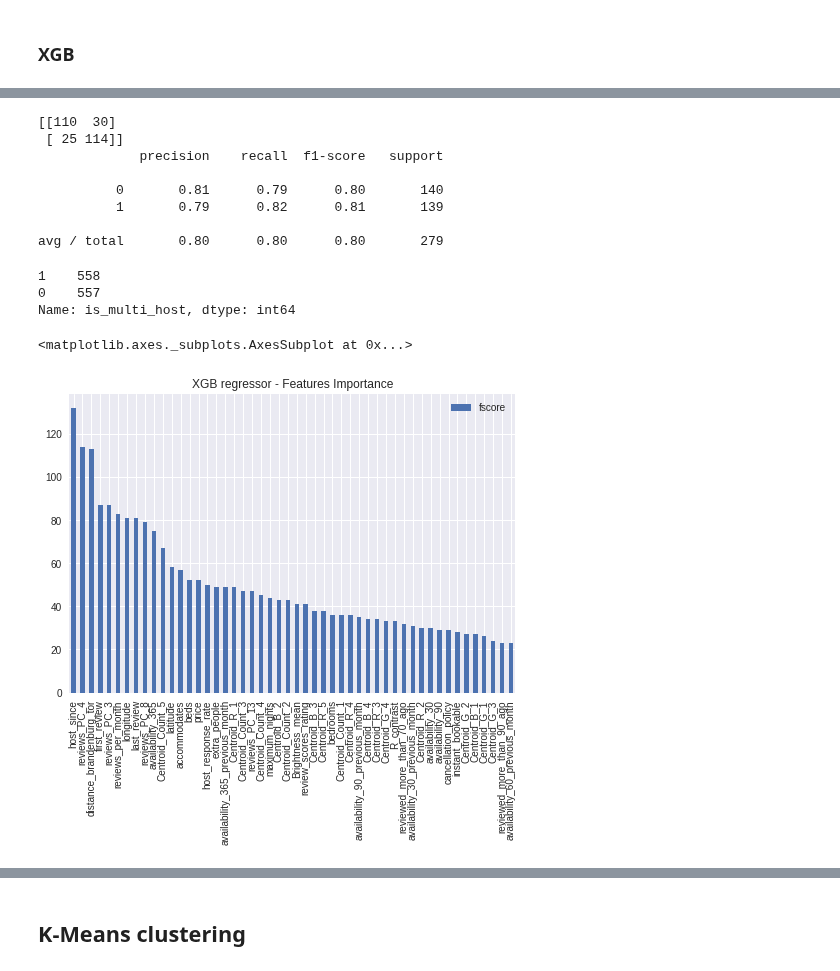
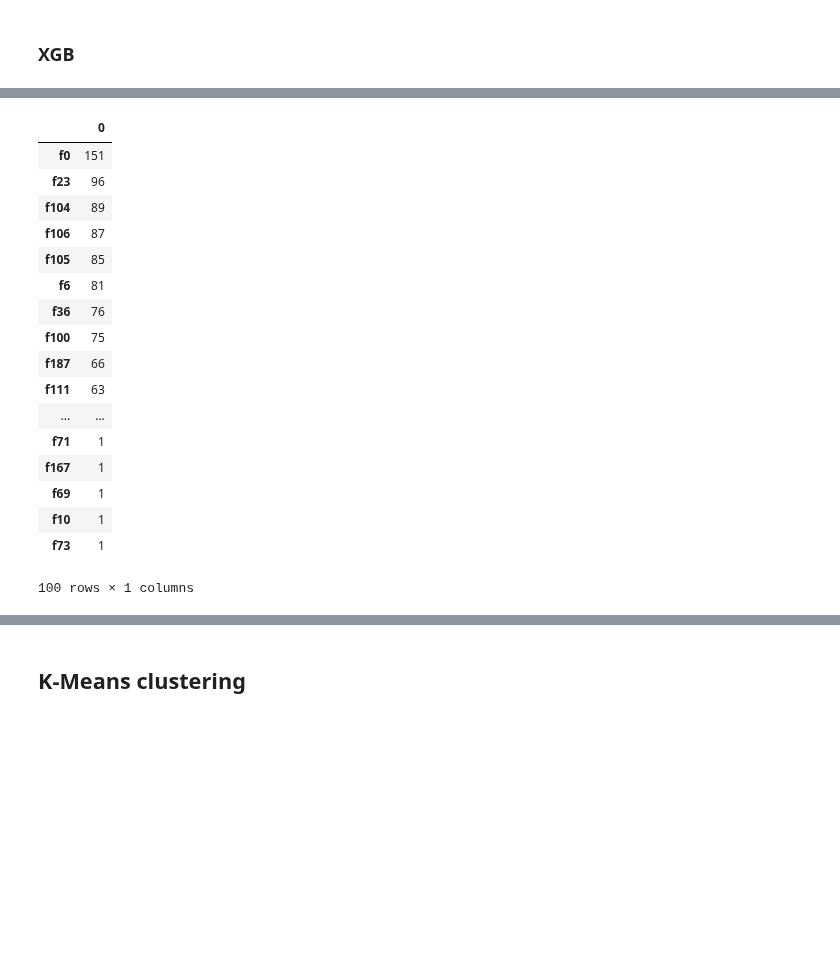
Before and after one commit to clementlefevre/udacity_ML, a Jupyter notebook: capstone_project/src/python/Exploratory Data Analysis.ipynb, the cells around one changed output, grey strips where cells are left out. Saved outputs shown, nothing was run; the diff lists cells and outputs as text; code cells hidden in the pictures; blank space fills up the shorter version.

```diff
--- a/capstone_project/src/python/Exploratory Data Analysis.ipynb
+++ b/capstone_project/src/python/Exploratory Data Analysis.ipynb
@@ -201,3 +197,8 @@ y.value_counts()
 Name: is_multi_host, dtype: int64
 # %%
 X_train,X_test,y_train,y_test = train_test_split(X,y,test_size=.2,stratify=y)
+features = pd.Series(X.columns)
+scaler = MinMaxScaler()
+
+X_train = scaler.fit_transform(X_train)
+X_test = scaler.transform(X_test)
@@ -221,9 +228,13 @@ avg / total       0.77      0.77      0.77       279
 # %% [markdown]
 ### Random Forest
 # %%
-rf = RandomForestClassifier()
-rf.fit(X_train,y_train)
-prediction = rf.predict(X_test)
+clf = RandomForestClassifier()
+params={}
+best_clf = cv_optimize(clf,params,X_train,y_train)
+
+print(best_clf)
+
+prediction = best_clf.predict(X_test)
 print confusion_matrix(y_test,prediction)
 print classification_report(y_test,prediction)
 # %% [output]
@@ -266,19 +314,0 @@ XGBClassifier(base_score=0.5, colsample_bylevel=1, colsample_bytree=1,
-# %%
-prediction = best_clf.predict(X_test)
-print confusion_matrix(y_test,prediction)
-print classification_report(y_test,prediction)
-# %% [output]
-[[110  30]
- [ 25 114]]
-             precision    recall  f1-score   support
-
-          0       0.81      0.79      0.80       140
-          1       0.79      0.82      0.81       139
-
-avg / total       0.80      0.80      0.80       279
-# %%
-y_train.value_counts()
-# %% [output]
-1    558
-0    557
-Name: is_multi_host, dtype: int64
@@ -284,0 +317,21 @@ Name: is_multi_host, dtype: int64
+# %%
+features_weights.sort_values(by=0,ascending=False)
+# %% [output]
+|  | 0 |
+| f0 | 151 |
+| f23 | 96 |
+| f104 | 89 |
+| f106 | 87 |
+| f105 | 85 |
+| f6 | 81 |
+| f36 | 76 |
+| f100 | 75 |
+| f187 | 66 |
+| f111 | 63 |
+| ... | ... |
+| f71 | 1 |
+| f167 | 1 |
+| f69 | 1 |
+| f10 | 1 |
+| f73 | 1 |
+100 rows × 1 columns
@@ -285,8 +342,3 @@ Name: is_multi_host, dtype: int64
 # %%
-features_weights = pd.DataFrame.from_dict(best_clf.booster().get_fscore(),orient="index")
-features_weights.columns = ['fscore']
-
 features_weights.sort_values(by='fscore',ascending=False).head(50).plot(kind='bar',title='XGB regressor - Features Importance')
+features_weights.sort_values(by='fscore',ascending=False).head(20)
-# %% [output]
-<matplotlib.axes._subplots.AxesSubplot at 0x...>
-[figure, removed]
```
Also changed, not shown: parts of 18 cells of this notebook, 17 other files.
